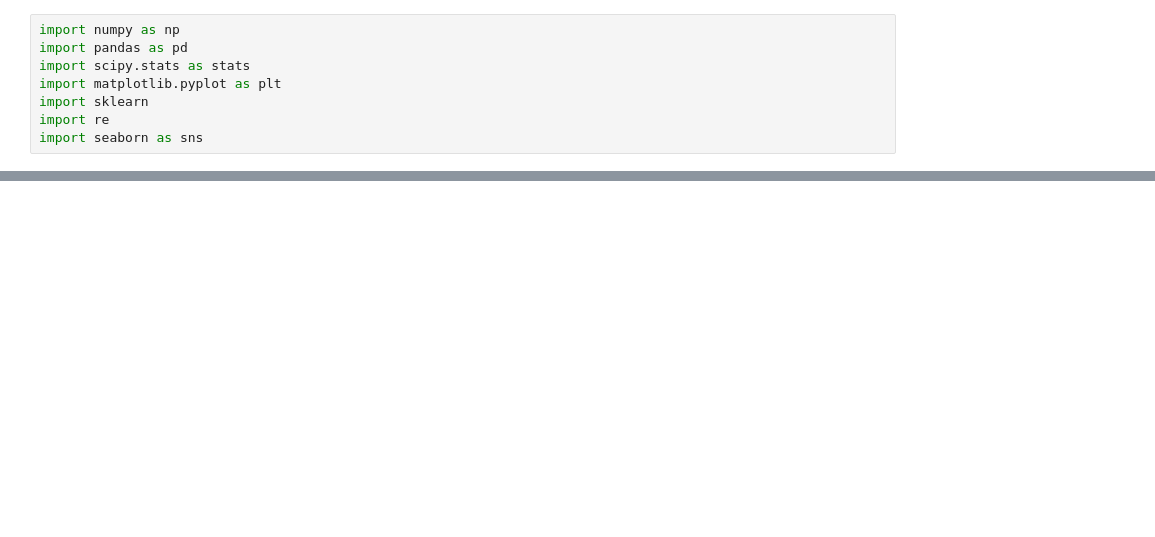
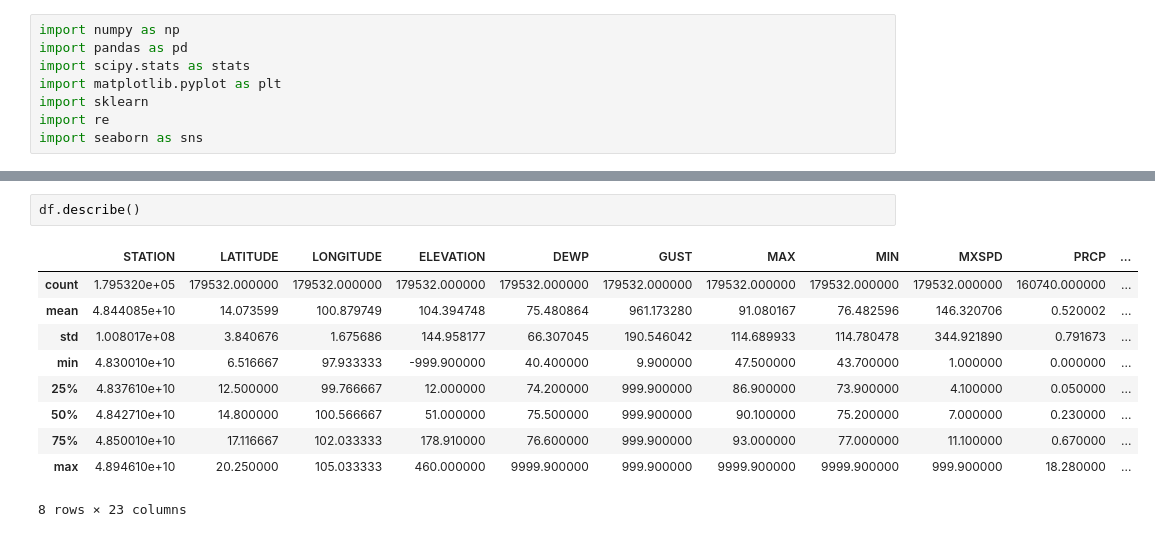
Before and after one commit to nekomaruh/data_science, a Jupyter notebook: NOAA GSOD/proyecto_lluvias.ipynb, the cells around one changed output, grey strips where cells are left out. Saved outputs shown, nothing was run; the diff lists cells and outputs as text; blank space fills up the shorter version.

```diff
--- a/NOAA GSOD/proyecto_lluvias.ipynb
+++ b/NOAA GSOD/proyecto_lluvias.ipynb
@@ -35,0 +45,13 @@ holiii
+# %%
+df.describe()
+# %% [output]
+|  | STATION | LATITUDE | LONGITUDE | ELEVATION | DEWP | GUST | MAX | MIN | MXSPD | PRCP | ... |
+| count | 1.795320e+05 | 179532.000000 | 179532.000000 | 179532.000000 | 179532.000000 | 179532.000000 | 179532.000000 | 179532.000000 | 179532.000000 | 160740.000000 | ... |
+| mean | 4.844085e+10 | 14.073599 | 100.879749 | 104.394748 | 75.480864 | 961.173280 | 91.080167 | 76.482596 | 146.320706 | 0.520002 | ... |
+| std | 1.008017e+08 | 3.840676 | 1.675686 | 144.958177 | 66.307045 | 190.546042 | 114.689933 | 114.780478 | 344.921890 | 0.791673 | ... |
+| min | 4.830010e+10 | 6.516667 | 97.933333 | -999.900000 | 40.400000 | 9.900000 | 47.500000 | 43.700000 | 1.000000 | 0.000000 | ... |
+| 25% | 4.837610e+10 | 12.500000 | 99.766667 | 12.000000 | 74.200000 | 999.900000 | 86.900000 | 73.900000 | 4.100000 | 0.050000 | ... |
+| 50% | 4.842710e+10 | 14.800000 | 100.566667 | 51.000000 | 75.500000 | 999.900000 | 90.100000 | 75.200000 | 7.000000 | 0.230000 | ... |
+| 75% | 4.850010e+10 | 17.116667 | 102.033333 | 178.910000 | 76.600000 | 999.900000 | 93.000000 | 77.000000 | 11.100000 | 0.670000 | ... |
+| max | 4.894610e+10 | 20.250000 | 105.033333 | 460.000000 | 9999.900000 | 999.900000 | 9999.900000 | 9999.900000 | 999.900000 | 18.280000 | ... |
+8 rows × 23 columns
```
Also changed, not shown: parts of 7 cells of this notebook.
